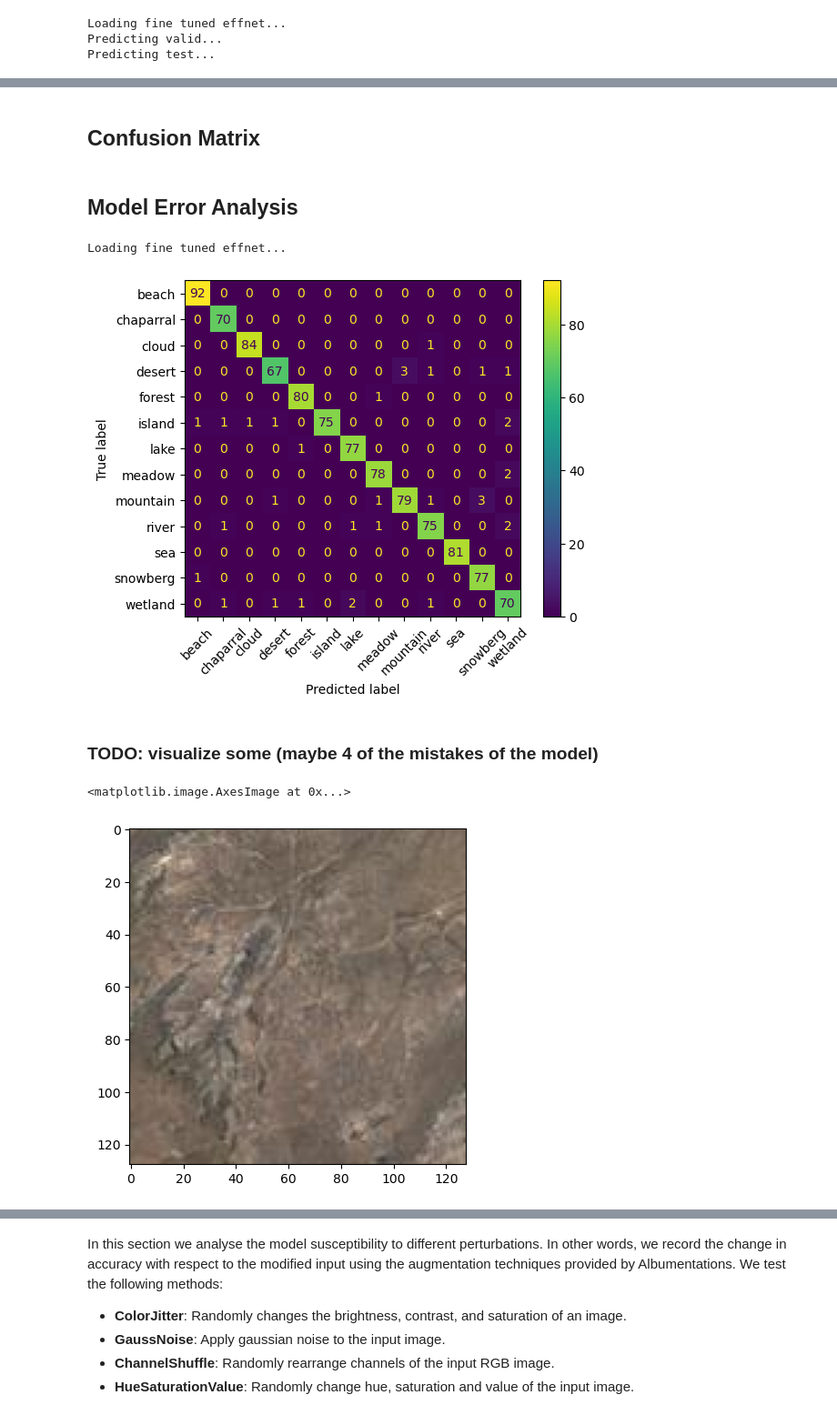
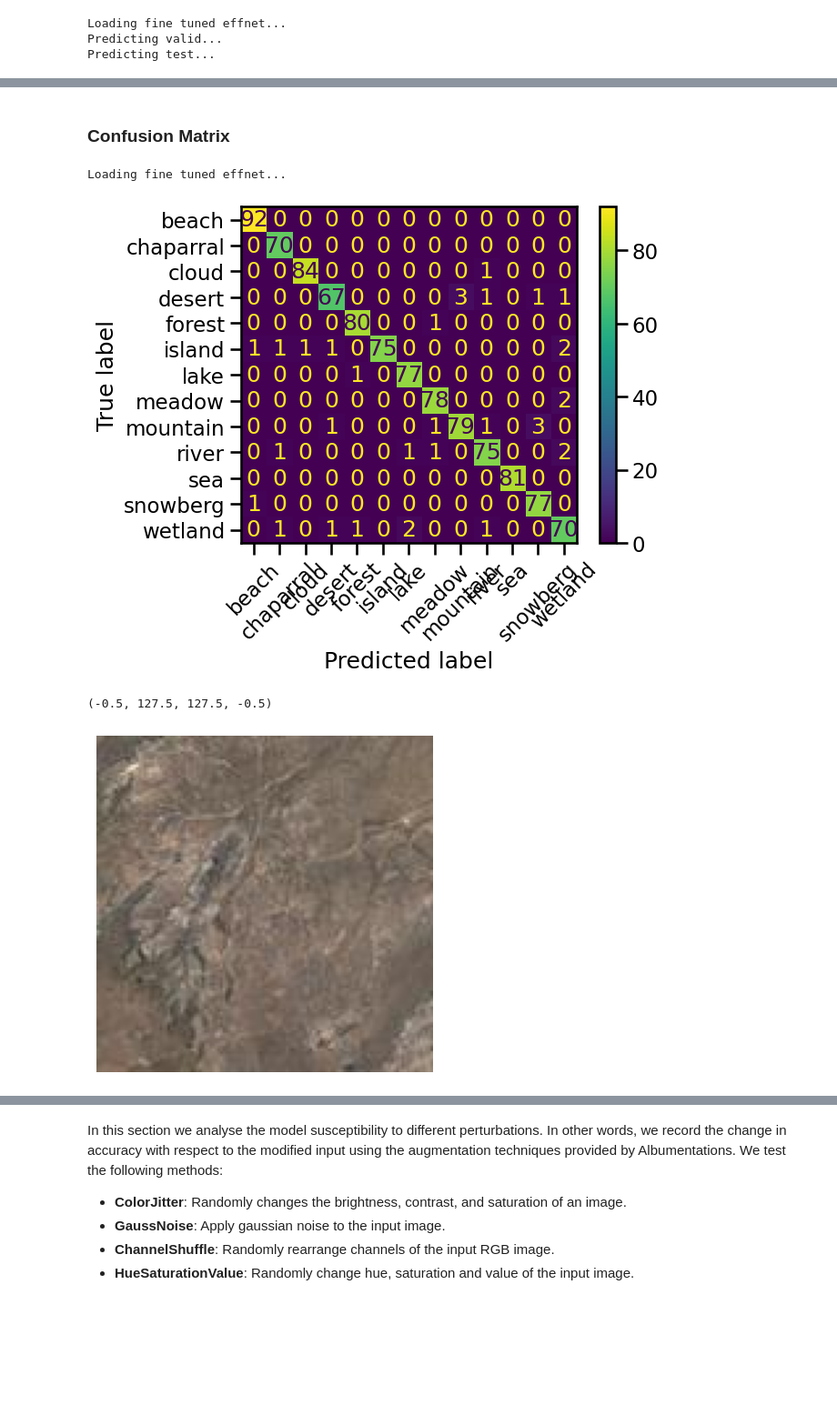
Before and after one commit to kentrachmat/HoML, a Jupyter notebook: notebooks/final_notebook.ipynb, the cells around one changed output, grey strips where cells are left out. Shown at 91% size. Drawn from its saved outputs; the diff is of its cells as text; code cells hidden in the pictures; blank space fills up the shorter version.

```diff
--- a/notebooks/final_notebook.ipynb
+++ b/notebooks/final_notebook.ipynb
@@ -508,5 +519,5 @@ Predicting test...
 # %% [markdown]
-## Confusion Matrix
+### Confusion Matrix
 # %%
 from predict import load_model_effnet, load_model_scratch
 model_scratch = load_model_scratch()
@@ -519,23 +530,20 @@ disp = sklearn.metrics.ConfusionMatrixDisplay.from_predictions(
 )
 disp.figure_.suptitle("Confusion Matrix")
 plt.show()
-# %% [markdown]
-## Model Error Analysis
 # %%
 from predict import load_model_effnet, load_model_scratch, predict
 # model_scratch = load_model_scratch()
 model_effnet = load_model_effnet()
 device = torch.device("cuda:0" if torch.cuda.is_available() else "cpu")
 y_pred = []
-model = model_scratch.to(device)
-model.eval()
+model_effnet.eval()
 PATH_TO_VALID = '../data/new_data/valid-lab/'
 valid_set = datasets.ImageFolder(root=PATH_TO_VALID, transform=transforms.ToTensor())
 valid_data = DataLoader(valid_set, batch_size=16, shuffle=False, num_workers=2)
 
 for images, labels in valid_data:
     images, labels =  images.to(device), labels.to(device)
-    output = model(images)
+    output = model_effnet(images)
     pred = output.data.max(1)[1]
     y_pred.extend(list(pred.cpu().numpy()))
 # %% [output]
@@ -545,8 +553,6 @@ y_pred = [idx_to_class_val[i] for i in y_pred]
 # %%
 disp = sklearn.metrics.ConfusionMatrixDisplay.from_predictions(classes_val, y_pred, xticks_rotation=45)
 # %% [output]
-[figure, old version]
+[figure, new version]
-# %% [markdown]
-### TODO: visualize some (maybe 4 of the mistakes of the model)
 # %%
 error_idx = [ix for ix in range(len(y_pred)) if ((y_pred[ix]=='mountain')and(classes_val[ix]=='desert'))]
@@ -553,5 +561,6 @@ error_idx = [ix for ix in range(len(y_pred)) if ((y_pred[ix]=='mountain')and(cla
 # %%
 plt.imshow(valid_set[error_idx[2]][0].cpu().numpy().transpose(1,2,0))
+plt.axis('off')
 # %% [output]
-<matplotlib.image.AxesImage at 0x...>
+(-0.5, 127.5, 127.5, -0.5)
-[figure, old version]
+[figure, new version]
```
Also changed, not shown: parts of 16 cells of this notebook, 1 other file.
